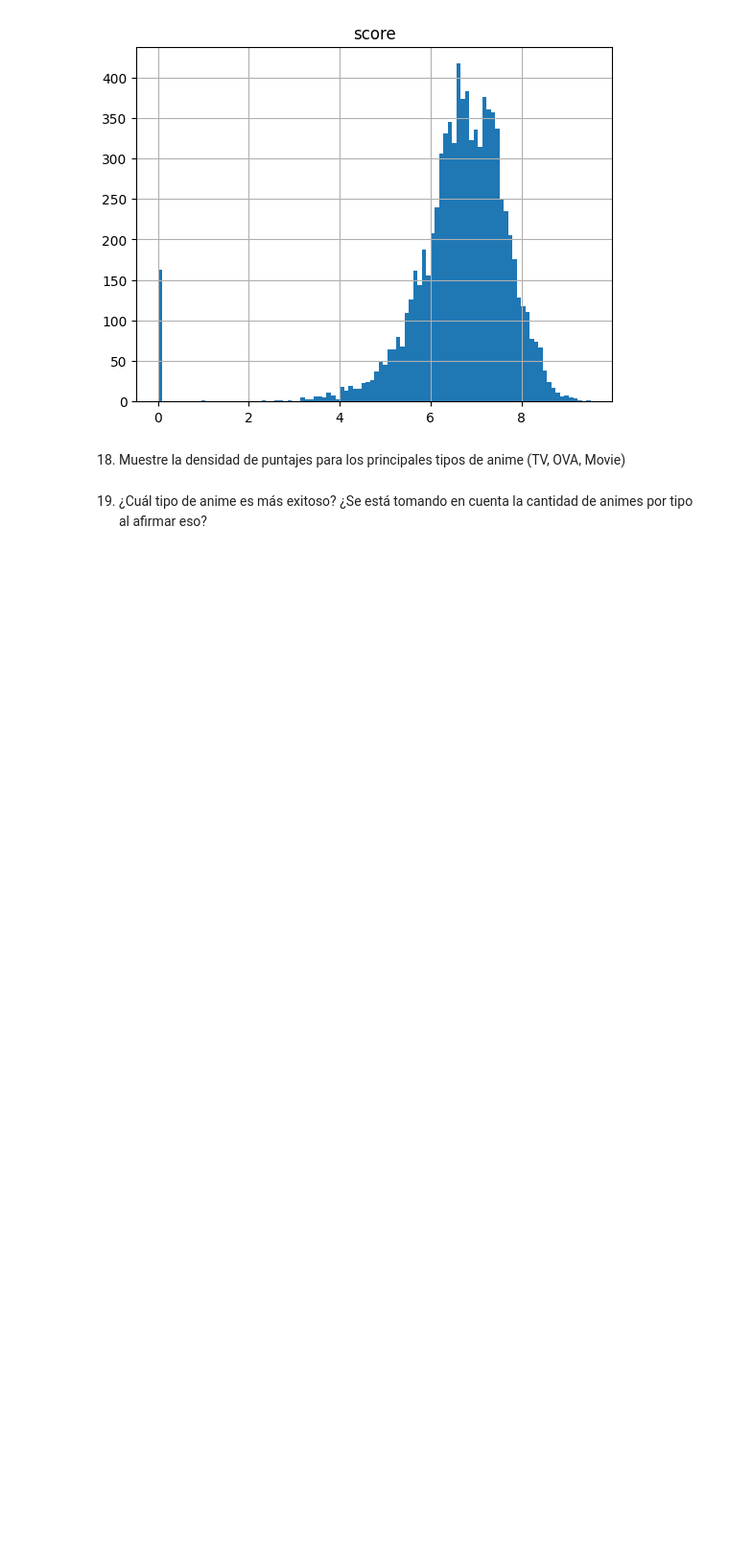
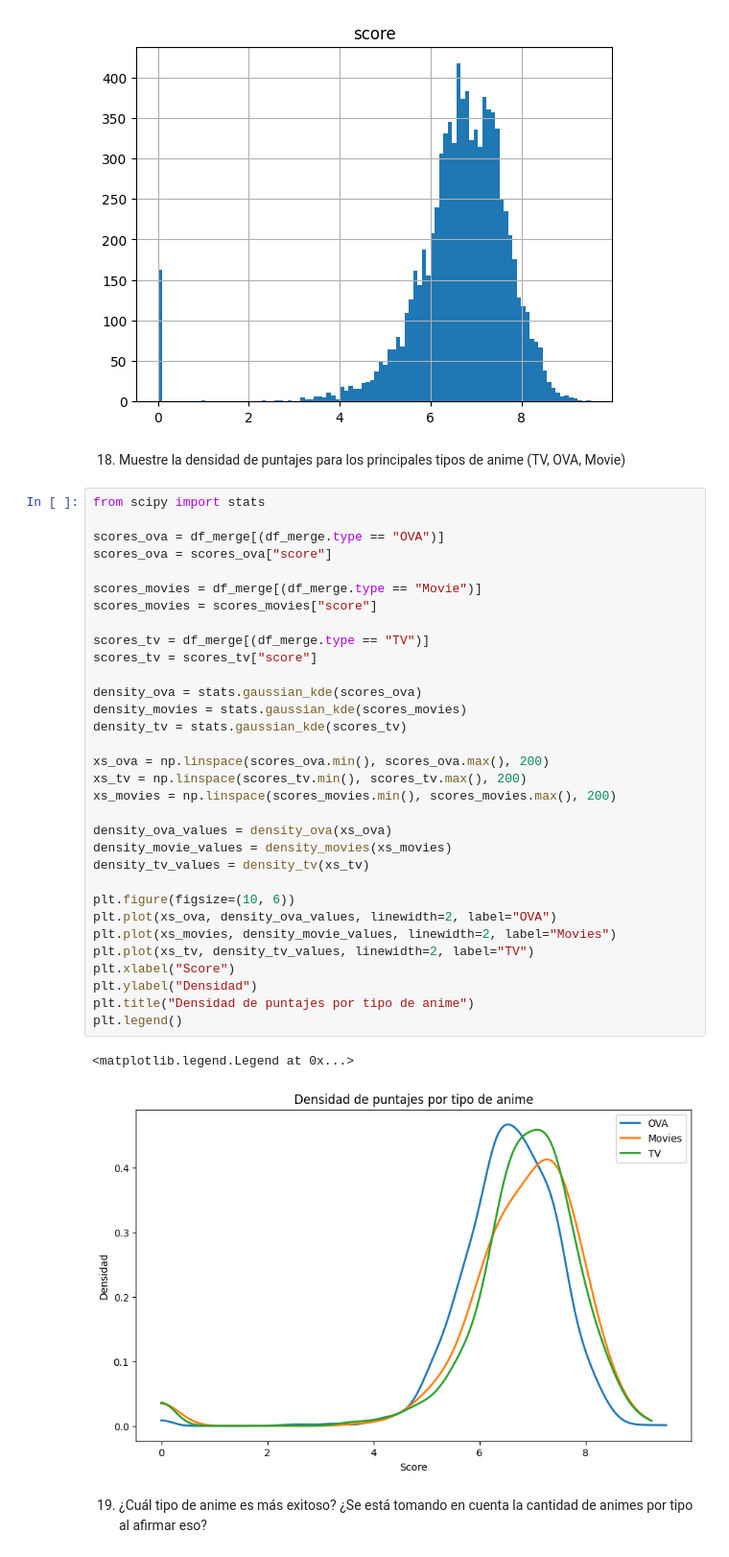
Before and after one commit to SebaSalasLvd/laboratorios-mineria, a Jupyter notebook: lab1/data/Laboratorio_1_2025.ipynb, the cells around one changed output. Shown at 96% size. Saved outputs shown, nothing was run; the diff lists cells and outputs as text; blank space fills up the shorter version.

```diff
--- a/lab1/data/Laboratorio_1_2025.ipynb
+++ b/lab1/data/Laboratorio_1_2025.ipynb
@@ -360,6 +360,41 @@ array([[<Axes: title={'center': 'score'}>]], dtype=object)
 [figure]
 # %% [markdown]
 18. Muestre la densidad de puntajes para los principales tipos de anime (TV, OVA, Movie)
+# %%
+from scipy import stats
+
+scores_ova = df_merge[(df_merge.type == "OVA")]
+scores_ova = scores_ova["score"]
+
+scores_movies = df_merge[(df_merge.type == "Movie")]
+scores_movies = scores_movies["score"]
+
+scores_tv = df_merge[(df_merge.type == "TV")]
+scores_tv = scores_tv["score"]
+
+density_ova = stats.gaussian_kde(scores_ova)
+density_movies = stats.gaussian_kde(scores_movies)
+density_tv = stats.gaussian_kde(scores_tv)
+
+xs_ova = np.linspace(scores_ova.min(), scores_ova.max(), 200)
+xs_tv = np.linspace(scores_tv.min(), scores_tv.max(), 200)
+xs_movies = np.linspace(scores_movies.min(), scores_movies.max(), 200)
+
+density_ova_values = density_ova(xs_ova)
+density_movie_values = density_movies(xs_movies)
+density_tv_values = density_tv(xs_tv)
+
+plt.figure(figsize=(10, 6))
+plt.plot(xs_ova, density_ova_values, linewidth=2, label="OVA")
+plt.plot(xs_movies, density_movie_values, linewidth=2, label="Movies")
+plt.plot(xs_tv, density_tv_values, linewidth=2, label="TV")
+plt.xlabel("Score")
+plt.ylabel("Densidad")
+plt.title("Densidad de puntajes por tipo de anime")
+plt.legend()
+# %% [output]
+<matplotlib.legend.Legend at 0x...>
+[figure, added]
 # %% [markdown]
 19. ¿Cuál tipo de anime es más exitoso? ¿Se está tomando en cuenta la cantidad de animes por tipo al afirmar eso?
 # %% [markdown]
```
